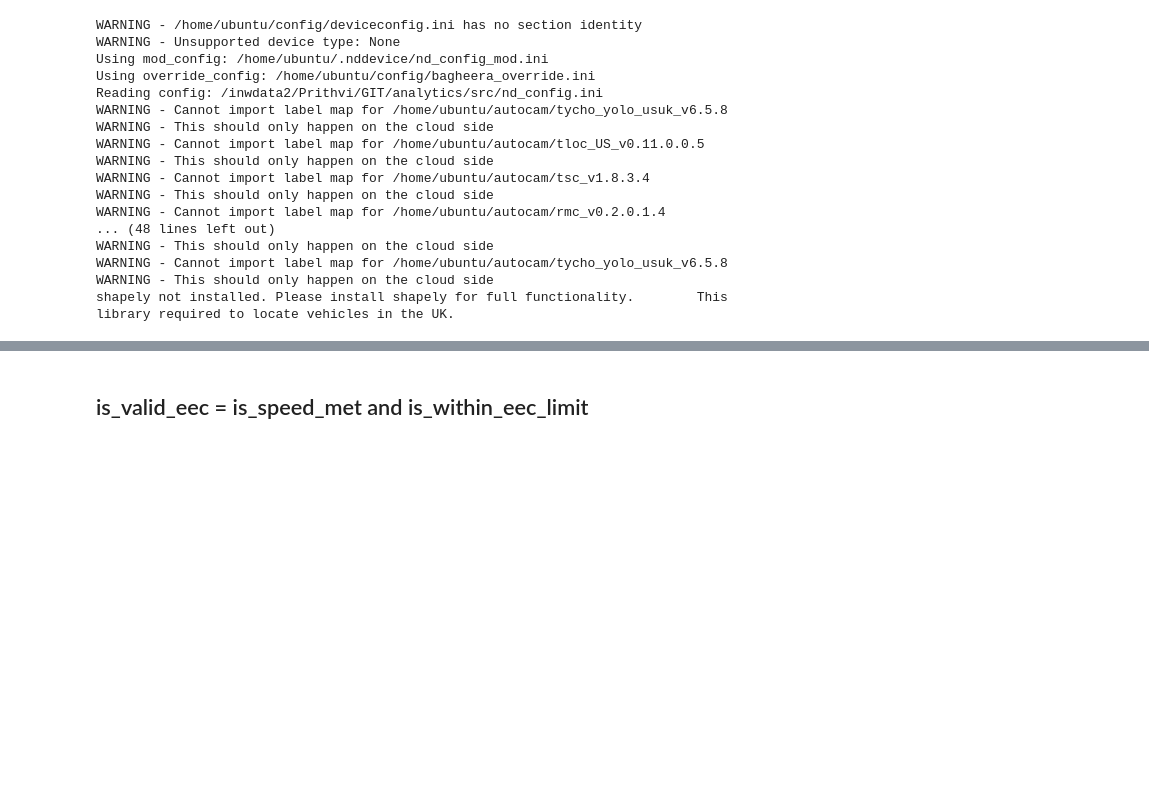
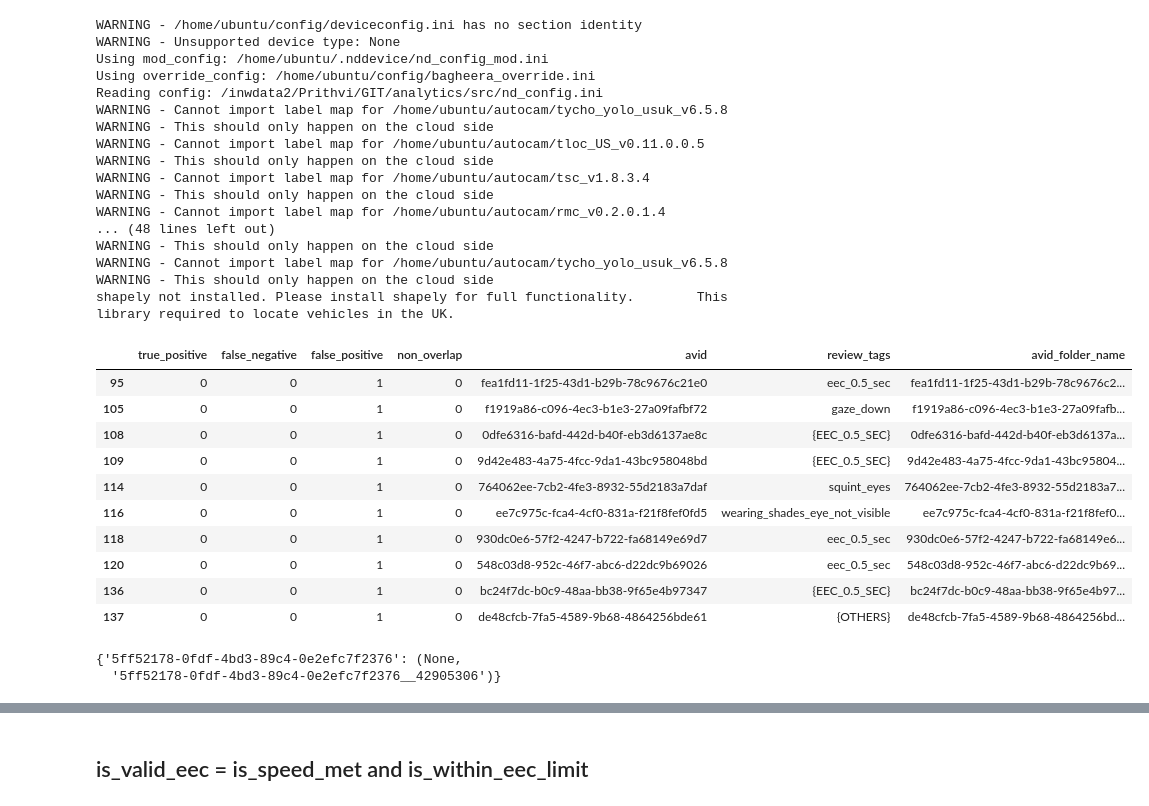
Before and after one commit to prithviramg-nd/work, a Jupyter notebook: AN25908/eec_recall_improvement.ipynb, the cells around one changed output, grey strips where cells are left out. Drawn from its saved outputs; the diff is of its cells as text; code cells hidden in the pictures; blank space fills up the shorter version.

```diff
--- a/AN25908/eec_recall_improvement.ipynb
+++ b/AN25908/eec_recall_improvement.ipynb
@@ -151,0 +151,20 @@ kpi_metrics = kpi_df.apply(getMetrics, axis=1)
+# %%
+row = 20
+kpi_metrics[kpi_metrics['false_positive'] > 0][row:row+10]
+# %% [output]
+|  | true_positive | false_negative | false_positive | non_overlap | avid | review_tags | avid_folder_name |
+| 95 | 0 | 0 | 1 | 0 | fea1fd11-1f25-43d1-b29b-78c9676c21e0 | eec_0.5_sec | fea1fd11-1f25-43d1-b29b-78c9676c2... |
+| 105 | 0 | 0 | 1 | 0 | f1919a86-c096-4ec3-b1e3-27a09fafbf72 | gaze_down | f1919a86-c096-4ec3-b1e3-27a09fafb... |
+| 108 | 0 | 0 | 1 | 0 | 0dfe6316-bafd-442d-b40f-eb3d6137ae8c | {EEC_0.5_SEC} | 0dfe6316-bafd-442d-b40f-eb3d6137a... |
+| 109 | 0 | 0 | 1 | 0 | 9d42e483-4a75-4fcc-9da1-43bc958048bd | {EEC_0.5_SEC} | 9d42e483-4a75-4fcc-9da1-43bc95804... |
+| 114 | 0 | 0 | 1 | 0 | 764062ee-7cb2-4fe3-8932-55d2183a7daf | squint_eyes | 764062ee-7cb2-4fe3-8932-55d2183a7... |
+| 116 | 0 | 0 | 1 | 0 | ee7c975c-fca4-4cf0-831a-f21f8fef0fd5 | wearing_shades_eye_not_visible | ee7c975c-fca4-4cf0-831a-f21f8fef0... |
+| 118 | 0 | 0 | 1 | 0 | 930dc0e6-57f2-4247-b722-fa68149e69d7 | eec_0.5_sec | 930dc0e6-57f2-4247-b722-fa68149e6... |
+| 120 | 0 | 0 | 1 | 0 | 548c03d8-952c-46f7-abc6-d22dc9b69026 | eec_0.5_sec | 548c03d8-952c-46f7-abc6-d22dc9b69... |
+| 136 | 0 | 0 | 1 | 0 | bc24f7dc-b0c9-48aa-bb38-9f65e4b97347 | {EEC_0.5_SEC} | bc24f7dc-b0c9-48aa-bb38-9f65e4b97... |
+| 137 | 0 | 0 | 1 | 0 | de48cfcb-7fa5-4589-9b68-4864256bde61 | {OTHERS} | de48cfcb-7fa5-4589-9b68-4864256bd... |
+# %%
+getEECoutputs('/inwdata2/Prithvi/AN_25908_eec_recall_improvement/5ff52178-0fdf-4bd3-89c4-0e2efc7f2376__42905306/summary.json')
+# %% [output]
+{'5ff52178-0fdf-4bd3-89c4-0e2efc7f2376': (None,
+  '5ff52178-0fdf-4bd3-89c4-0e2efc7f2376__42905306')}
```
Also changed, not shown: parts of 14 cells of this notebook.
